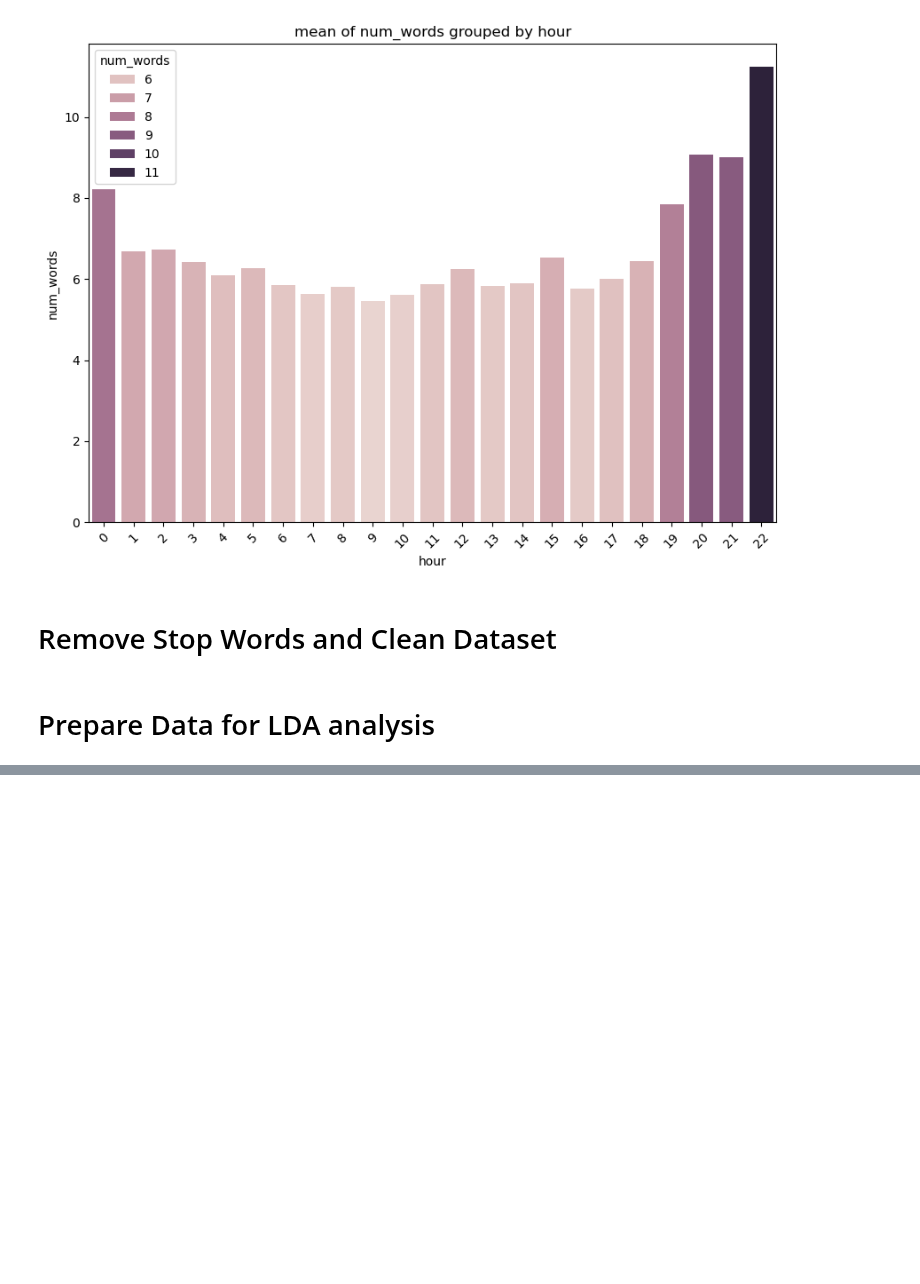
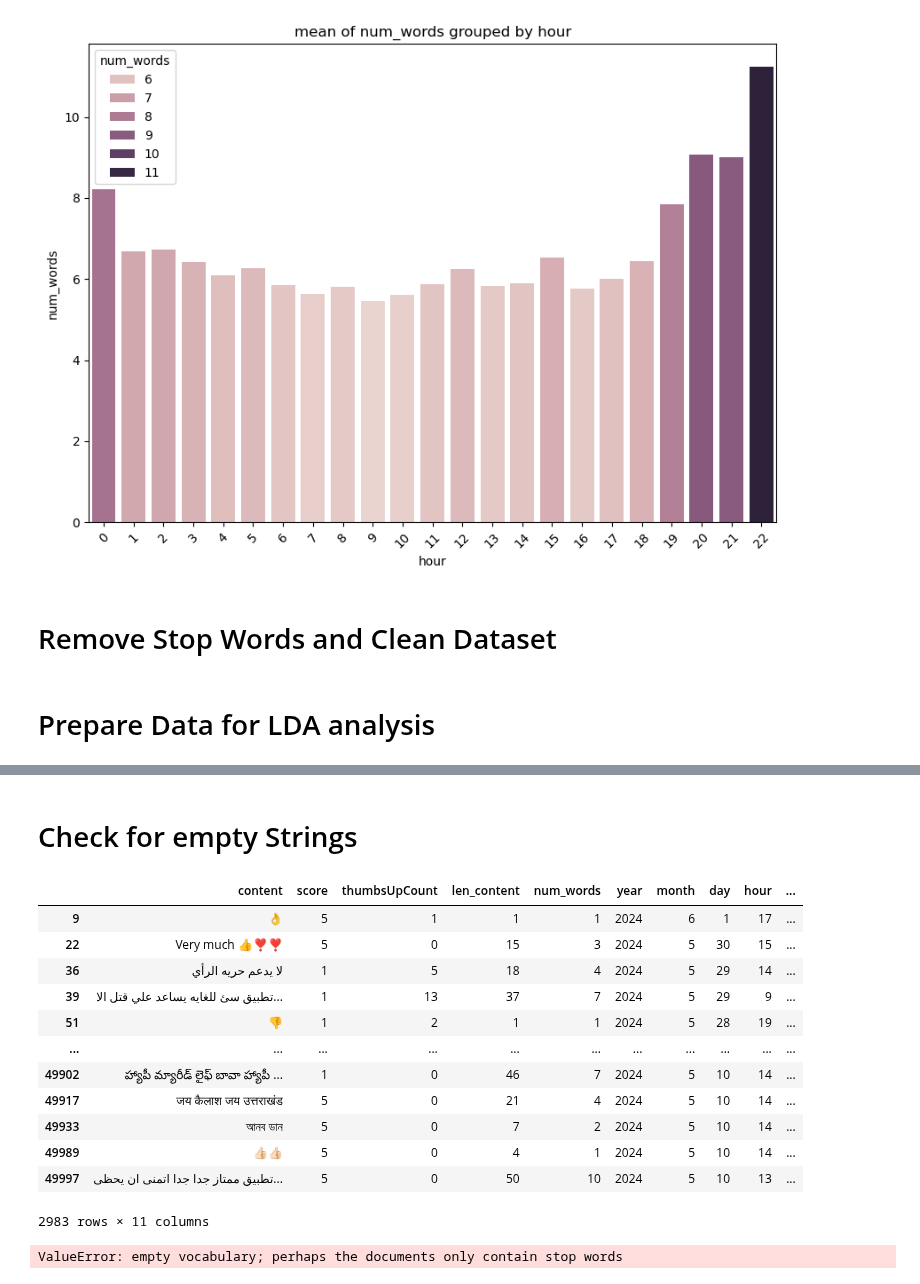
Before and after one commit to MaukanMir/NLP-Facebook-Reviews, a Jupyter notebook: training.ipynb, the cells around one changed output, grey strips where cells are left out. Cells and saved outputs as stored; diff of their text form; code cells hidden in the pictures; blank space fills up the shorter version.

Commit message:
need to remove strings

```diff
--- a/training.ipynb
+++ b/training.ipynb
@@ -66,7 +66,7 @@ def lemmatize_words(content):
   lemma = WordNetLemmatizer()
 
   stop_free = " ".join([ word for word in content.lower().split() if word not in ENGLISH_STOP_WORDS])
-  punc_free = " ".join(re.sub(r"[^\w\s]", '', stop_free))
+  punc_free = "".join(re.sub(r"[^a-zA-Z\s]", "", stop_free))
   lemmatize_words = " ".join([lemma.lemmatize(word) for word in punc_free.split()])
   return lemmatize_words
 # %% [markdown]
@@ -193,4 +209,26 @@ df['tokenize_content'] = df["content"].apply(remove_stop_words)
 # %%
 df["LDA_content"] = df["content"].apply(lemmatize_words)
+# %% [markdown]
+# Check for empty Strings
+# %%
+df[df["LDA_content"] ==""]
+# %% [output]
+|  | content | score | thumbsUpCount | len_content | num_words | year | month | day | hour | ... |
+| 9 | 👌 | 5 | 1 | 1 | 1 | 2024 | 6 | 1 | 17 | ... |
+| 22 | Very much 👍❣️❣️ | 5 | 0 | 15 | 3 | 2024 | 5 | 30 | 15 | ... |
+| 36 | لا يدعم حريه الرأي | 1 | 5 | 18 | 4 | 2024 | 5 | 29 | 14 | ... |
+| 39 | تطبيق سئ للغايه يساعد علي قتل الا... | 1 | 13 | 37 | 7 | 2024 | 5 | 29 | 9 | ... |
+| 51 | 👎 | 1 | 2 | 1 | 1 | 2024 | 5 | 28 | 19 | ... |
+| ... | ... | ... | ... | ... | ... | ... | ... | ... | ... | ... |
+| 49902 | హ్యాపీ మ్యారీడ్ లైఫ్ బావా హ్యాపీ ... | 1 | 0 | 46 | 7 | 2024 | 5 | 10 | 14 | ... |
+| 49917 | जय कैलाश जय उत्तराखंड | 5 | 0 | 21 | 4 | 2024 | 5 | 10 | 14 | ... |
+| 49933 | আনব ডান | 5 | 0 | 7 | 2 | 2024 | 5 | 10 | 14 | ... |
+| 49989 | 👍🏻👍🏻 | 5 | 0 | 4 | 1 | 2024 | 5 | 10 | 14 | ... |
+| 49997 | تطبيق ممتاز جدا جدا اتمنى ان يحظى... | 5 | 0 | 50 | 10 | 2024 | 5 | 10 | 13 | ... |
+2983 rows × 11 columns
 # %%
 count_vec = CountVectorizer(max_df=0.95, min_df=2, stop_words="english")
+
+dtm = count_vec.fit_transform(df["LDA_content"])
+# %% [output]
+ValueError: empty vocabulary; perhaps the documents only contain stop words
```
Also changed, not shown: parts of 1 cell of this notebook.
